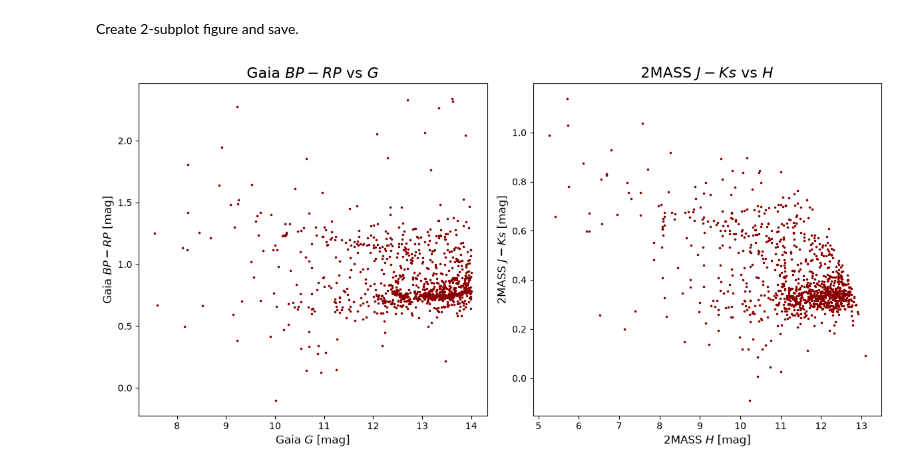
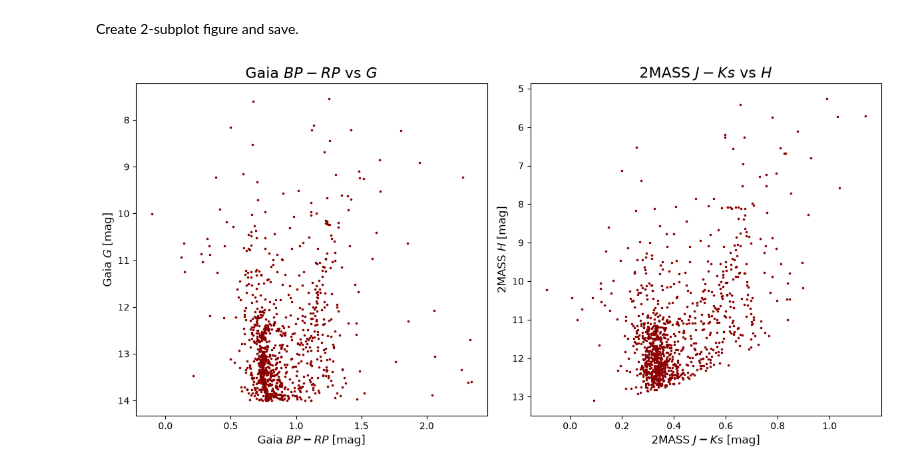
Before and after one commit to ljiainspriggs/ASTR4004-Problem-Set-2, a Jupyter notebook: 2.ipynb, the cells around one changed output. Saved outputs shown, nothing was run; the diff lists cells and outputs as text; code cells hidden in the pictures.

Commit message:
Correcting figure for Question 2 (c).

```diff
--- a/2.ipynb
+++ b/2.ipynb
@@ -128,32 +128,34 @@ No. Clean Stars: 988
 # %% [markdown]
 Define variables for each subplot.
 # %%
-y_g3 = clean_data["bp_rp"] # gaia subplot y-axis (BP-RP)
-x_g3 = clean_data["phot_g_mean_mag"] # gaia x-axis (G)
-y_tm = clean_data["j_m"] - clean_data["ks_m"] # 2mass y (J-Ks)
-x_tm = clean_data["h_m"] # 2mass x (H)
+x_g3 = clean_data["bp_rp"] # gaia subplot x-axis (BP-RP)
+y_g3 = clean_data["phot_g_mean_mag"] # gaia y-axis (G)
+x_tm = clean_data["j_m"] - clean_data["ks_m"] # 2mass x (J-Ks)
+y_tm = clean_data["h_m"] # 2mass y (H)
 # %% [markdown]
 Create 2-subplot figure and save.
 # %%
 # define figure with two horizontally-stacked subplots
 fig, axs = plt.subplots(1, 2, figsize=(12,6), sharex=False, sharey=False)
 
 # gaia (left) panel
 ax = axs[0]
 ax.scatter(x_g3, y_g3, c="DarkRed", marker=".", s=10)
 ax.set_title(r"Gaia $BP-RP$ vs $G$", fontsize=16) # panel title
-ax.set_xlabel(r"Gaia $G$ [mag]", fontsize=12) # x axis label
-ax.set_ylabel(r"Gaia $BP-RP$ [mag]", fontsize=12) # y label
+ax.set_ylabel(r"Gaia $G$ [mag]", fontsize=12) # y axis label
+ax.set_xlabel(r"Gaia $BP-RP$ [mag]", fontsize=12) # x label
+ax.invert_yaxis() # reverse y-axis st brighter stars at top
 
 # 2mass (right) panel
 ax = axs[1]
 ax.scatter(x_tm, y_tm, c="DarkRed", marker=".", s=10)
 ax.set_title(r"2MASS $J-Ks$ vs $H$", fontsize=16)
-ax.set_xlabel(r"2MASS $H$ [mag]", fontsize=12)
-ax.set_ylabel(r"2MASS $J-Ks$ [mag]", fontsize=12)
+ax.set_ylabel(r"2MASS $H$ [mag]", fontsize=12)
+ax.set_xlabel(r"2MASS $J-Ks$ [mag]", fontsize=12)
+ax.invert_yaxis()
 
 plt.tight_layout() # minimise whitespace around/between panels
 plt.savefig("figures/q2c_g3_v_tm.png", dpi=200) # save to figures/
 plt.show() # display figure
 # %% [output]
-[figure, old version]
+[figure, new version]
```
Also changed, not shown: 3 other files.
